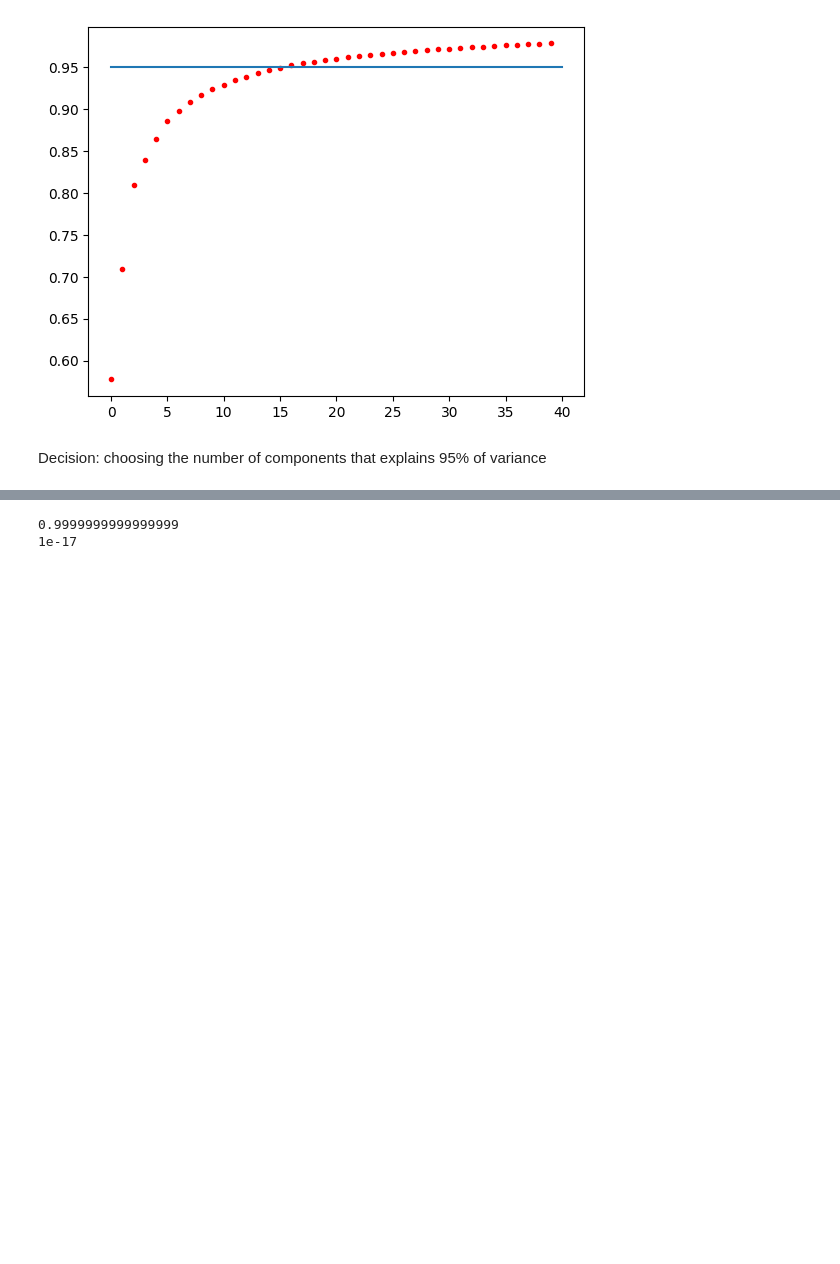
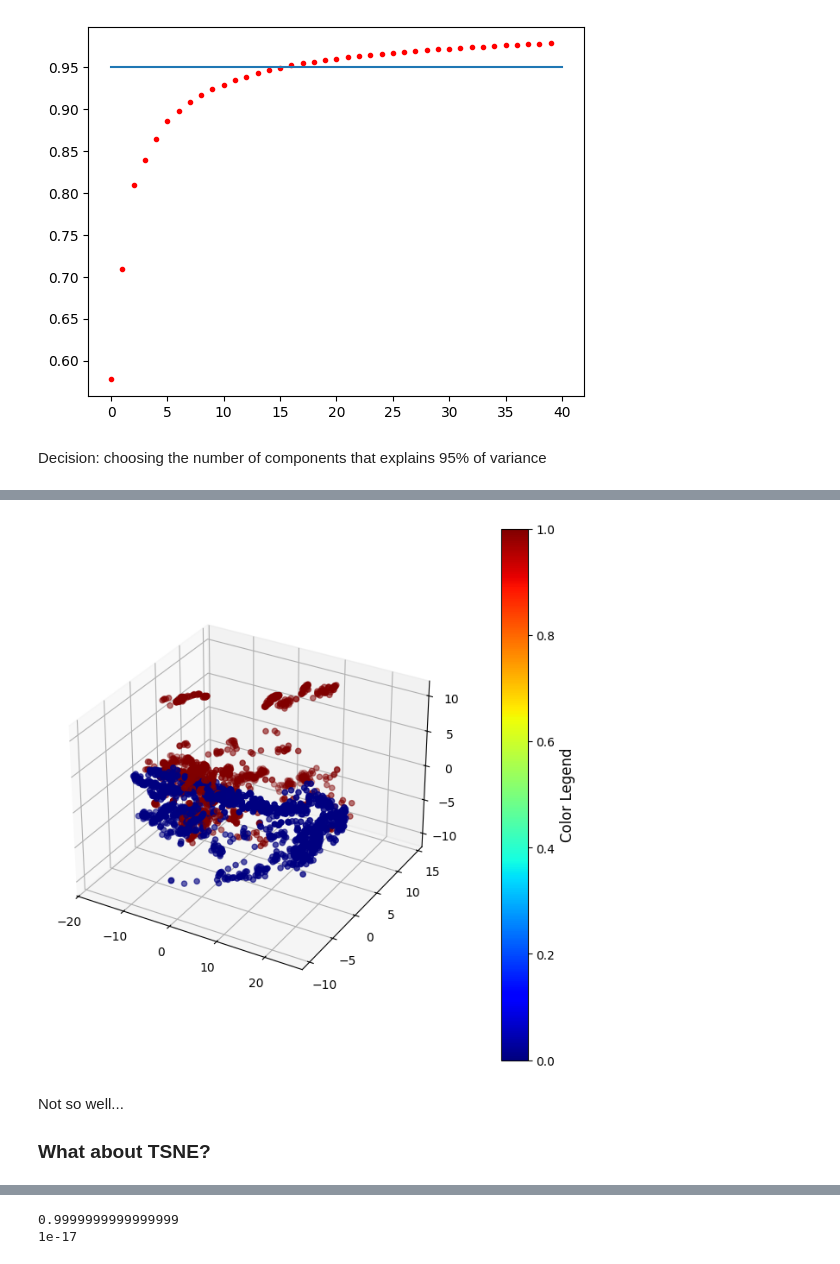
Before and after one commit to janwalec/eyes_recognition, a Jupyter notebook: Project2.ipynb, the cells around one changed output, grey strips where cells are left out. Saved outputs shown, nothing was run; the diff lists cells and outputs as text; code cells hidden in the pictures; blank space fills up the shorter version.

```diff
--- a/Project2.ipynb
+++ b/Project2.ipynb
@@ -317,0 +342,16 @@ X_test_flattened = pca.transform(X_test_flattened) #not fit transform
+# %%
+from matplotlib.cm import ScalarMappable
+from matplotlib.colors import Normalize
+fig = plt.figure(figsize=(8, 8))
+ax = fig.add_subplot(111, projection = "3d")
+ax.scatter(X_train_3D[:, 0], X_train_3D[:, 1], X_train_3D[:,2], c=y_train, cmap = "jet")
+cbar = fig.colorbar(ScalarMappable(norm=Normalize(vmin=y_train.min(), vmax=y_train.max()), cmap="jet"),
+                    ax=ax, pad=0.1)
+cbar.set_label('Color Legend', fontsize=12)
+plt.show()
+# %% [output]
+[figure, added]
+# %% [markdown]
+Not so well...
+
+### What about TSNE?
```
Also changed, not shown: parts of 51 cells of this notebook.
